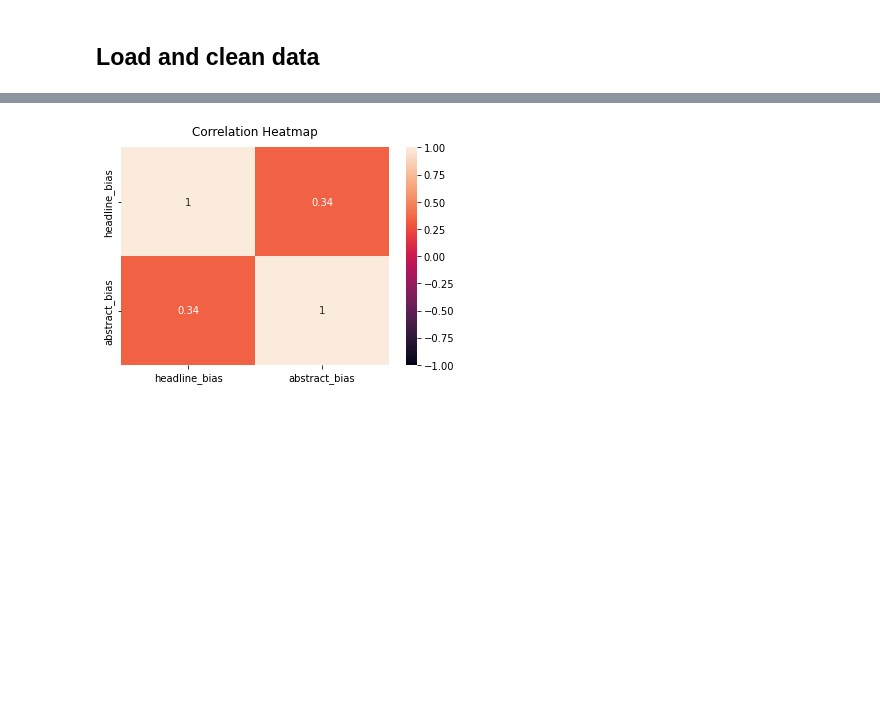
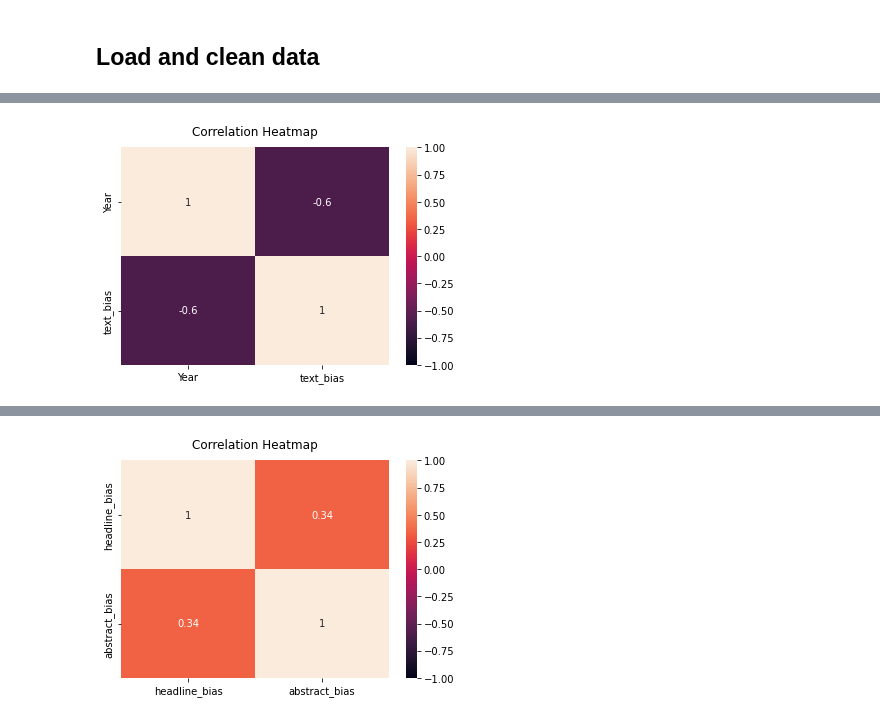
Before and after one commit to horychtom/czech-media-bias-detection, a Jupyter notebook: notebooks/media/full_pipeline/inference_experiments.ipynb, the cells around one changed output, grey strips where cells are left out. Cells and saved outputs as stored; diff of their text form; code cells hidden in the pictures; blank space fills up the shorter version.

```diff
--- a/notebooks/media/full_pipeline/inference_experiments.ipynb
+++ b/notebooks/media/full_pipeline/inference_experiments.ipynb
@@ -147,0 +174,11 @@ novinky = data[data.subdomain == 'novinky.cz']
+# %%
+novinky['published'] = pd.to_datetime(novinky['published'], format = '%Y-%m')
+
+df_years = novinky.groupby('Year',as_index=False).agg({'text_bias':'mean'})
+df_months = novinky.groupby('published',as_index=False).agg({'text_bias':'mean'})
+# %%
+plt.figure(figsize=(6, 4))
+heatmap = sns.heatmap(df_years.corr(), vmin=-1, vmax=1, annot=True)
+heatmap.set_title('Correlation Heatmap', fontdict={'fontsize':12}, pad=12);
+# %% [output]
+[figure, added]
```
Also changed, not shown: parts of 35 cells of this notebook, 2 other files.
